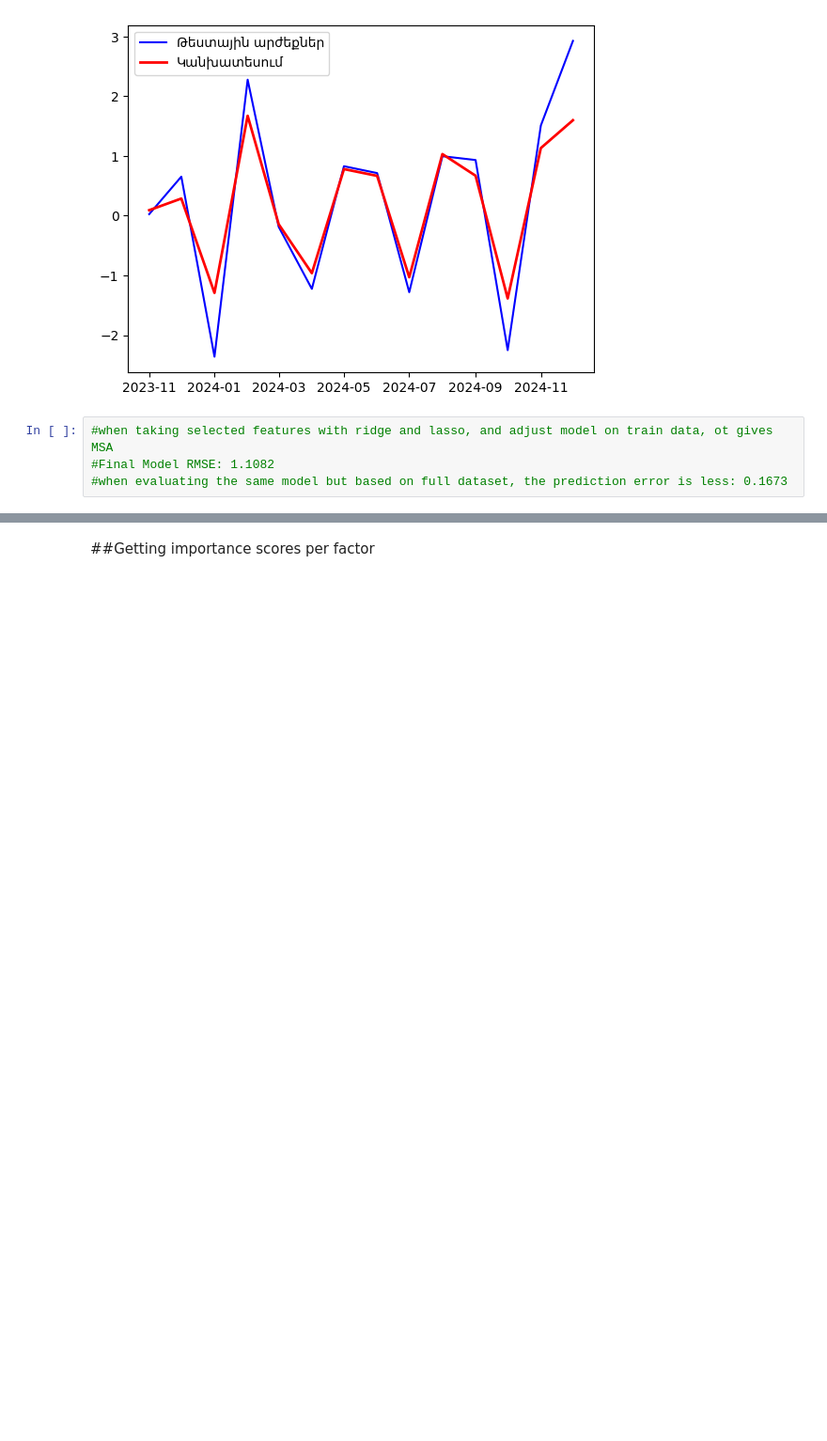
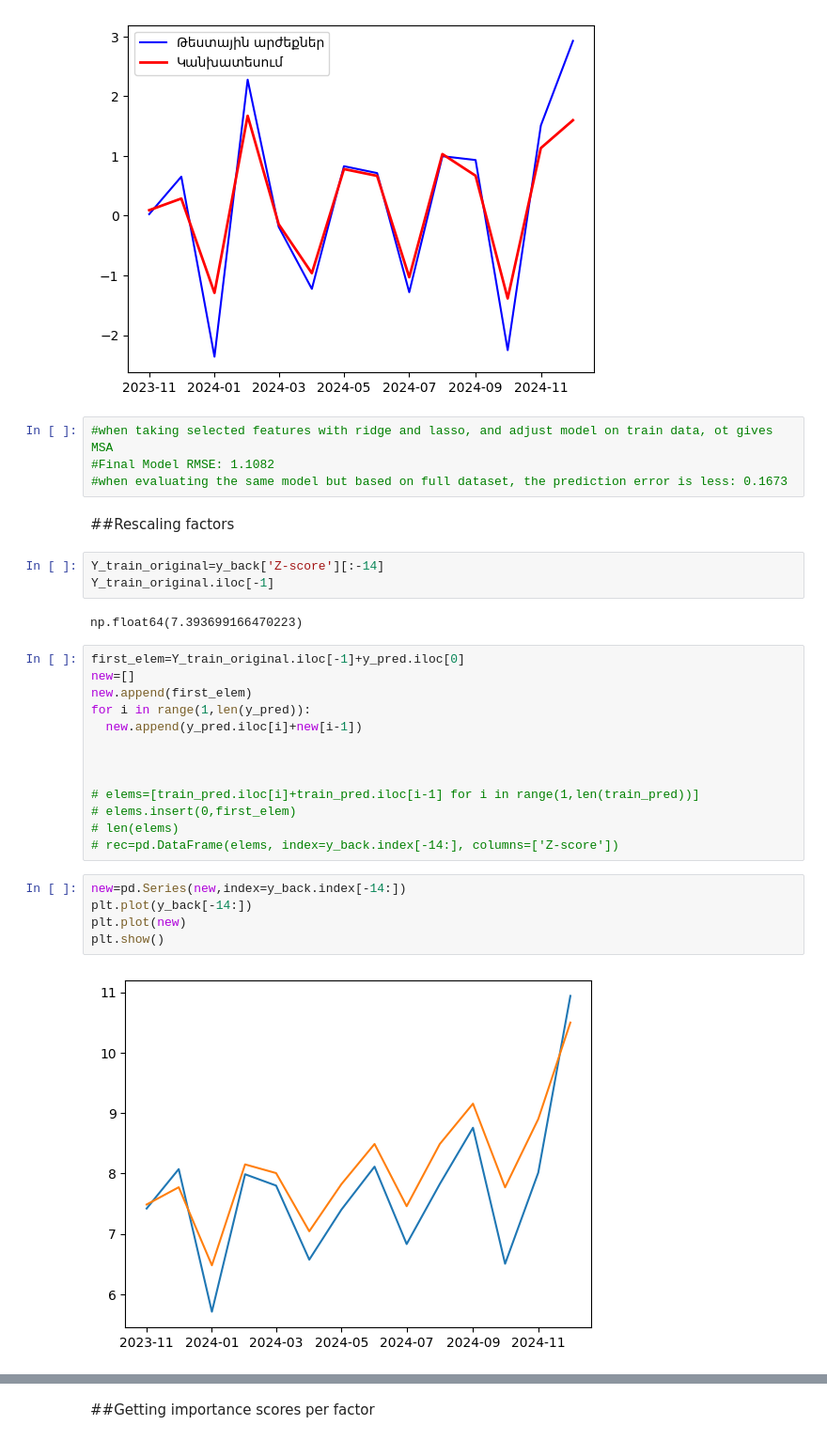
Before and after one commit to DavMLPath/PhD-Theses, a Jupyter notebook: Banking_Stability_Modelyng_XGBoost.ipynb, the cells around one changed output, grey strips where cells are left out. Shown at 94% size. Drawn from its saved outputs; the diff is of its cells as text; blank space fills up the shorter version.

```diff
--- a/Banking_Stability_Modelyng_XGBoost.ipynb
+++ b/Banking_Stability_Modelyng_XGBoost.ipynb
@@ -688,3 +688,30 @@ plt.show()
 #when taking selected features with ridge and lasso, and adjust model on train data, ot gives MSA
 #Final Model RMSE: 1.1082
 #when evaluating the same model but based on full dataset, the prediction error is less: 0.1673
+# %% [markdown]
+##Rescaling factors
+# %%
+Y_train_original=y_back['Z-score'][:-14]
+Y_train_original.iloc[-1]
+# %% [output]
+np.float64(7.393699166470223)
+# %%
+first_elem=Y_train_original.iloc[-1]+y_pred.iloc[0]
+new=[]
+new.append(first_elem)
+for i in range(1,len(y_pred)):
+  new.append(y_pred.iloc[i]+new[i-1])
+
+
+
+# elems=[train_pred.iloc[i]+train_pred.iloc[i-1] for i in range(1,len(train_pred))]
+# elems.insert(0,first_elem)
+# len(elems)
+# rec=pd.DataFrame(elems, index=y_back.index[-14:], columns=['Z-score'])
+# %%
+new=pd.Series(new,index=y_back.index[-14:])
+plt.plot(y_back[-14:])
+plt.plot(new)
+plt.show()
+# %% [output]
+[figure, added]
```
Also changed, not shown: parts of 8 cells of this notebook.
